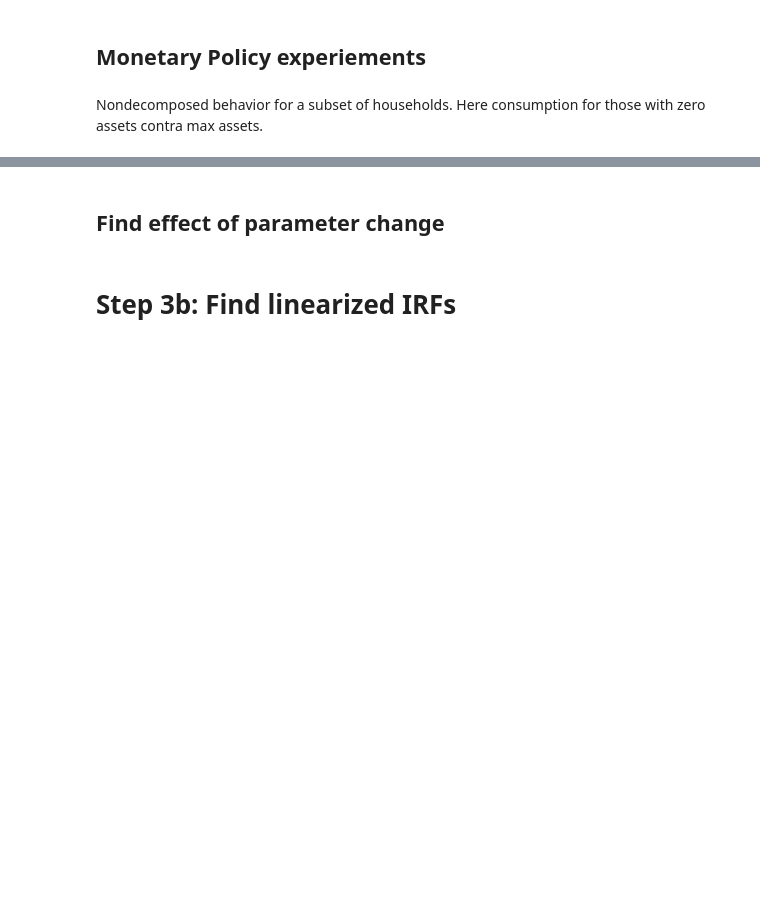
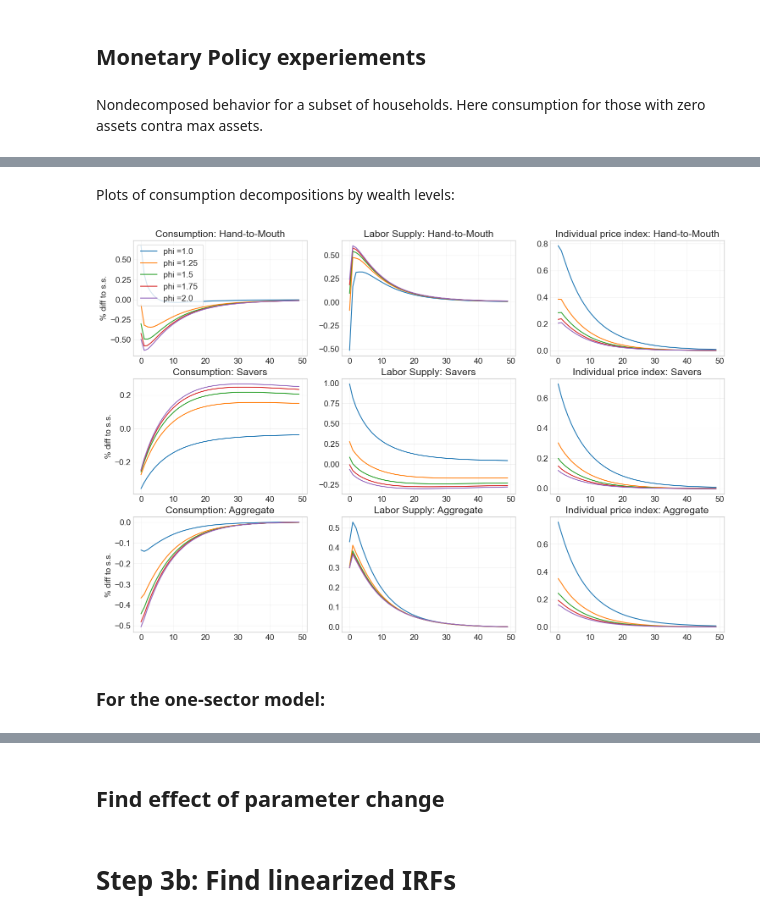
Before and after one commit to signehm0812/hank-speciale, a Jupyter notebook: two_sectors_subsistence/two_sector/HANK.ipynb, the cells around one changed output, grey strips where cells are left out. Cells and saved outputs as stored; diff of their text form; code cells hidden in the pictures; blank space fills up the shorter version.

```diff
--- a/two_sectors_subsistence/two_sector/HANK.ipynb
+++ b/two_sectors_subsistence/two_sector/HANK.ipynb
@@ -1251,35 +1315,55 @@ for i in range(4):
+# %% [markdown]
+Plots of consumption decompositions by wealth levels:
 # %%
 fig = plt.figure(figsize=(3*6,3*4),dpi=100)
 
+ax = fig.add_subplot(3,3,1)
+ax.set_title('Consumption: Hand-to-Mouth')
 for i,(a,b) in enumerate(zip(path_alt_poor_list,path_alt_poor_ss_list)):
-    ax = fig.add_subplot(3,3,i)
-    ax.set_title('Consumption: Hand-to-Mouth')
     ax.plot((a.C_hh[0,:50]-b.C_hh[0,:50])/b.C_hh[0,:50]*100,label=f'phi ={1+i/4} ')
-    ax.set_ylabel('% diff to s.s.')
-    ax.legend(frameon=True)
+ax.set_ylabel('% diff to s.s.')
+ax.legend(frameon=True)
 
-    ax = fig.add_subplot(3,3,i+1)
-    ax.set_title('Labor Supply: Hand-to-Mouth')
+ax = fig.add_subplot(3,3,2)
+ax.set_title('Labor Supply: Hand-to-Mouth')
+for i,(a,b) in enumerate(zip(path_alt_poor_list,path_alt_poor_ss_list)):
     ax.plot((a.ELL_hh[0,:50]-b.ELL_hh[0,:50])/b.ELL_hh[0,:50]*100)
 
+ax = fig.add_subplot(3,3,3)
+ax.set_title('Individual price index: Hand-to-Mouth')
 for i,(a,b) in enumerate(zip(path_alt_poor_list,path_alt_poor_ss_list)):
-    ax = fig.add_subplot(3,3,i+2)
-    ax.set_title('Consumption: Savers')
+    ax.plot((a.P_hh[0,:50]-b.P_hh[0,:50])/b.P_hh[0,:50]*100)
+
+ax = fig.add_subplot(3,3,4)
+ax.set_title('Consumption: Savers')
+for i,(a,b) in enumerate(zip(path_alt_rich_list,path_alt_rich_ss_list)):
     ax.plot((a.C_hh[0,:50]-b.C_hh[0,:50])/b.C_hh[0,:50]*100,label=f'phi ={1+i/4} ')
-    ax.set_ylabel('% diff to s.s.')
-    ax.legend(frameon=True)
+ax.set_ylabel('% diff to s.s.')
 
-    ax = fig.add_subplot(3,3,i+3)
-    ax.set_title('Labor Supply: Savers')
+ax = fig.add_subplot(3,3,5)
+ax.set_title('Labor Supply: Savers')
+for i,(a,b) in enumerate(zip(path_alt_rich_list,path_alt_rich_ss_list)):
     ax.plot((a.ELL_hh[0,:50]-b.ELL_hh[0,:50])/b.ELL_hh[0,:50]*100)
 
-for i,(a,b) in enumerate(zip(path_alt_poor_list,path_alt_poor_ss_list)):
-    ax = fig.add_subplot(3,3,i+4)
-    ax.set_title('Consumption: Aggregate')
+ax = fig.add_subplot(3,3,6)
+ax.set_title('Individual price index: Savers')
+for i,(a,b) in enumerate(zip(path_alt_rich_list,path_alt_rich_ss_list)):
+    ax.plot((a.P_hh[0,:50]-b.P_hh[0,:50])/b.P_hh[0,:50]*100)
+
+ax = fig.add_subplot(3,3,7)
+ax.set_title('Consumption: Aggregate')
+for i,(a,b) in enumerate(zip(path_alt_avg_list,path_alt_avg_ss_list)):
     ax.plot((a.C_hh[0,:50]-b.C_hh[0,:50])/b.C_hh[0,:50]*100,label=f'phi ={1+i/4} ')
-    ax.set_ylabel('% diff to s.s.')
-    ax.legend(frameon=True)
+ax.set_ylabel('% diff to s.s.')
 
-    ax = fig.add_subplot(3,3,i+5)
-    ax.set_title('Labor Supply: Aggregate')
+ax = fig.add_subplot(3,3,8)
+ax.set_title('Labor Supply: Aggregate')
+for i,(a,b) in enumerate(zip(path_alt_avg_list,path_alt_avg_ss_list)):
     ax.plot((a.ELL_hh[0,:50]-b.ELL_hh[0,:50])/b.ELL_hh[0,:50]*100)
+
+ax = fig.add_subplot(3,3,9)
+ax.set_title('Individual price index: Aggregate')
+for i,(a,b) in enumerate(zip(path_alt_avg_list,path_alt_avg_ss_list)):
+    ax.plot((a.P_hh[0,:50]-b.P_hh[0,:50])/b.P_hh[0,:50]*100)
+# %% [output]
+[figure, added]
@@ -1491,0 +1370,2 @@ baseline_consumption_drop_rich_five = (path_alt_rich_five.C_hh[0,:50]-path_alt_r
+# %% [markdown]
+### For the one-sector model:
```
Also changed, not shown: parts of 25 cells of this notebook, 5 other files.
